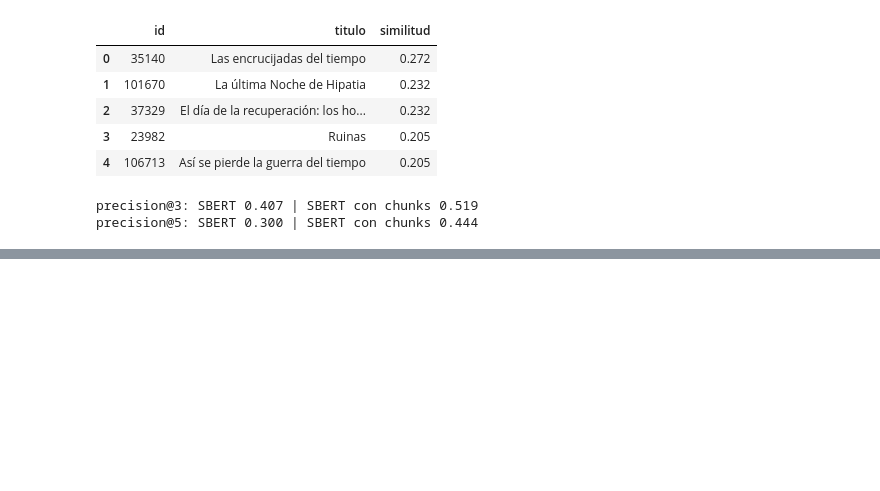
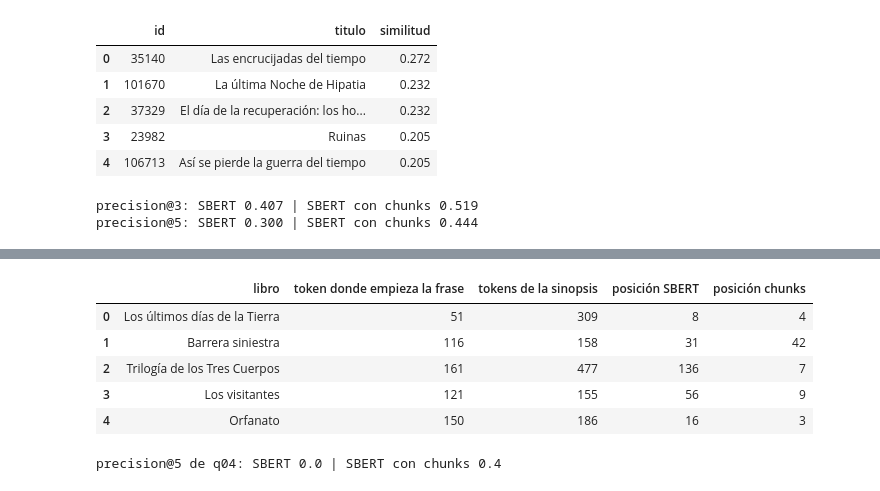
Before and after one commit to Franrnn/TUIA-NLP, a Jupyter notebook: src/TP2_Renna_Gomez_Ruiz_Esparza.ipynb, the cells around one changed output, grey strips where cells are left out. Saved outputs shown, nothing was run; the diff lists cells and outputs as text; code cells hidden in the pictures; blank space fills up the shorter version.

```diff
--- a/src/TP2_Renna_Gomez_Ruiz_Esparza.ipynb
+++ b/src/TP2_Renna_Gomez_Ruiz_Esparza.ipynb
@@ -1847,0 +1884,34 @@ El chunking mejora la recuperación de los libros truncados en promedio, aunque
+# %%
+# Frase de cada sinopsis relevante de q04 que dice (con otras palabras) que el enemigo viene de otro mundo
+FRASES_Q04 = {
+    "Los últimos días de la Tierra": "raza extraterrestre",
+    "Barrera siniestra": "el dominio de la raza humana por otros seres",
+    "Trilogía de los Tres Cuerpos": "Trisolaris",
+    "Los visitantes": "No estamos solos en el Universo",
+    "Orfanato": "invadir Ganímedes",
+}
+
+q = queries["q04"]
+sims_sbert, sims_chunks = similitudes(q["consulta"], "SBERT"), similitudes_chunks(q["consulta"])
+filas = []
+for i in ids_relevantes(q):
+    texto = df_sinopsis.loc[df_sinopsis["id"] == i, "sinopsis_emb"].iloc[0]
+    inicio = texto.find(FRASES_Q04[titulo_por_id[i]])       # carácter donde empieza la frase
+    filas.append({"libro": titulo_por_id[i],
+                  "token donde empieza la frase": n_tok(texto[:inicio]),   # tokens que hay antes de la frase
+                  "tokens de la sinopsis": n_tok(texto),
+                  "posición SBERT": posicion(sims_sbert, i),
+                  "posición chunks": posicion(sims_chunks, i)})
+display(pd.DataFrame(filas))
+
+rel = relevantes_de(q)
+print(f"precision@5 de q04: SBERT {len(rel & set(top_k_ids(q['consulta'], 'SBERT', 5))) / 5:.1f}"
+      f" | SBERT con chunks {len(rel & set(top_k_chunks(q['consulta'], 5))) / 5:.1f}")
+# %% [output]
+|  | libro | token donde empieza la frase | tokens de la sinopsis | posición SBERT | posición chunks |
+| 0 | Los últimos días de la Tierra | 51 | 309 | 8 | 4 |
+| 1 | Barrera siniestra | 116 | 158 | 31 | 42 |
+| 2 | Trilogía de los Tres Cuerpos | 161 | 477 | 136 | 7 |
+| 3 | Los visitantes | 121 | 155 | 56 | 9 |
+| 4 | Orfanato | 150 | 186 | 16 | 3 |
+precision@5 de q04: SBERT 0.0 | SBERT con chunks 0.4
```
Also changed, not shown: parts of 19 cells of this notebook, 4 other files.
